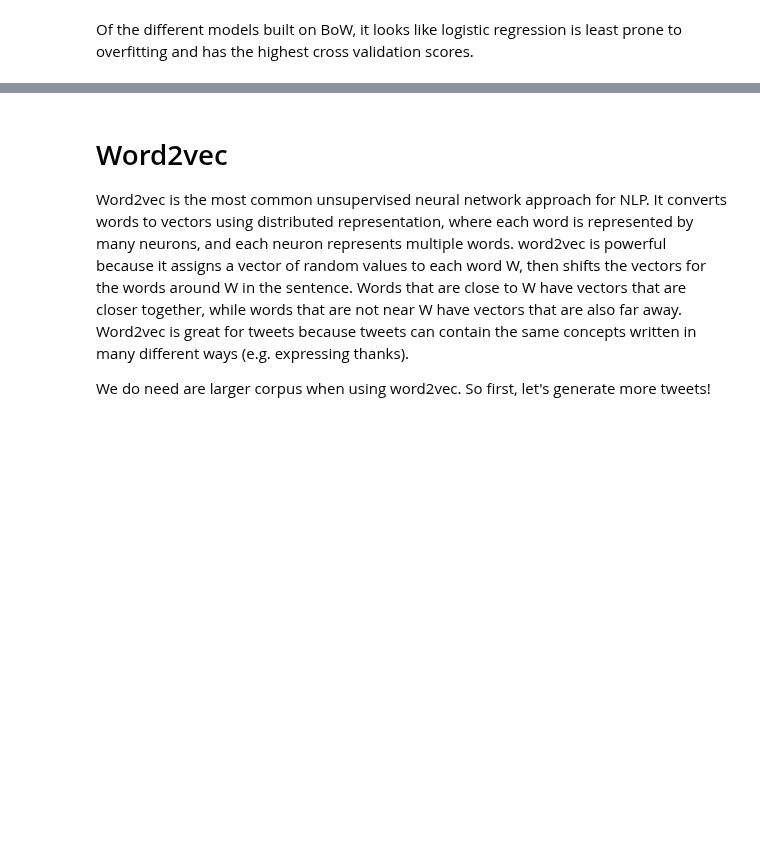
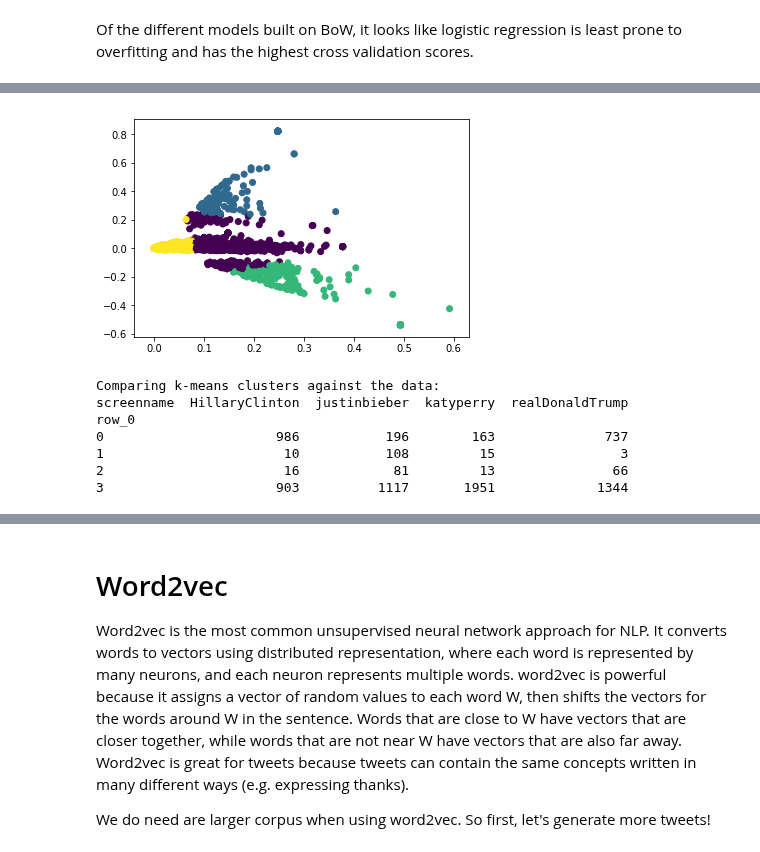
Before and after one commit to jlinGG/Thinkful-DS-Bootcamp, a Jupyter notebook: Twitter-Classifier.ipynb, the cells around one changed output, grey strips where cells are left out. Cells and saved outputs as stored; diff of their text form; code cells hidden in the pictures; blank space fills up the shorter version.

Commit message:
capstone updates
added clustering

```diff
--- a/Twitter-Classifier.ipynb
+++ b/Twitter-Classifier.ipynb
@@ -552,0 +545,14 @@ Great! Let's apply SVD and see how the tweets are classified.
+# %%
+#Applying the vectorizer to test set
+X3_test_tfidf = vectorizer.fit_transform(X3_test)
+print("Number of features for test set: %d" % X3_test_tfidf.get_shape()[1])
+
+#Reshapes the vectorizer output into something people can read
+X3_test_tfidf_csr = X3_test_tfidf.tocsr()
+
+#Number of tweets
+m = X3_test_tfidf_csr.shape[0]
+print('number of tweets in test set: %d' %m)
+
+#A list of dictionaries, one per tweet
+test_tfidf_bytweet = [{} for _ in range(0,m)]
@@ -552,0 +578,34 @@ Great! Let's apply SVD and see how the tweets are classified.
+# %%
+from sklearn.decomposition import TruncatedSVD
+
+# We are limiting our feature space to 2 components here.
+#  This makes it easier to graph and see the clusters.
+svd= TruncatedSVD(2)
+
+# Normalize the data.
+X_train_norm = normalize(X3_train_tfidf)
+X_test_norm = normalize(X3_test_tfidf)
+
+# Reduce it to two components.
+X_train_svd = svd.fit_transform(X_train_norm)
+X_test_svd = svd.fit_transform(X_test_norm)
+
+# Calculate predicted values.
+y_pred = KMeans(n_clusters=4, random_state=42).fit_predict(X_train_svd)
+
+# Plot the solution.
+plt.scatter(X_train_svd[:, 0], X_train_svd[:, 1], c=y_pred)
+plt.show()
+
+# Check the solution against the data.
+print('Comparing k-means clusters against the data:')
+print(pd.crosstab(y_pred, y3_train))
+# %% [output]
+[figure, added]
+Comparing k-means clusters against the data:
+screenname  HillaryClinton  justinbieber  katyperry  realDonaldTrump
+row_0
+0                      986           196        163              737
+1                       10           108         15                3
+2                       16            81         13               66
+3                      903          1117       1951             1344
```
Also changed, not shown: parts of 73 cells of this notebook.
